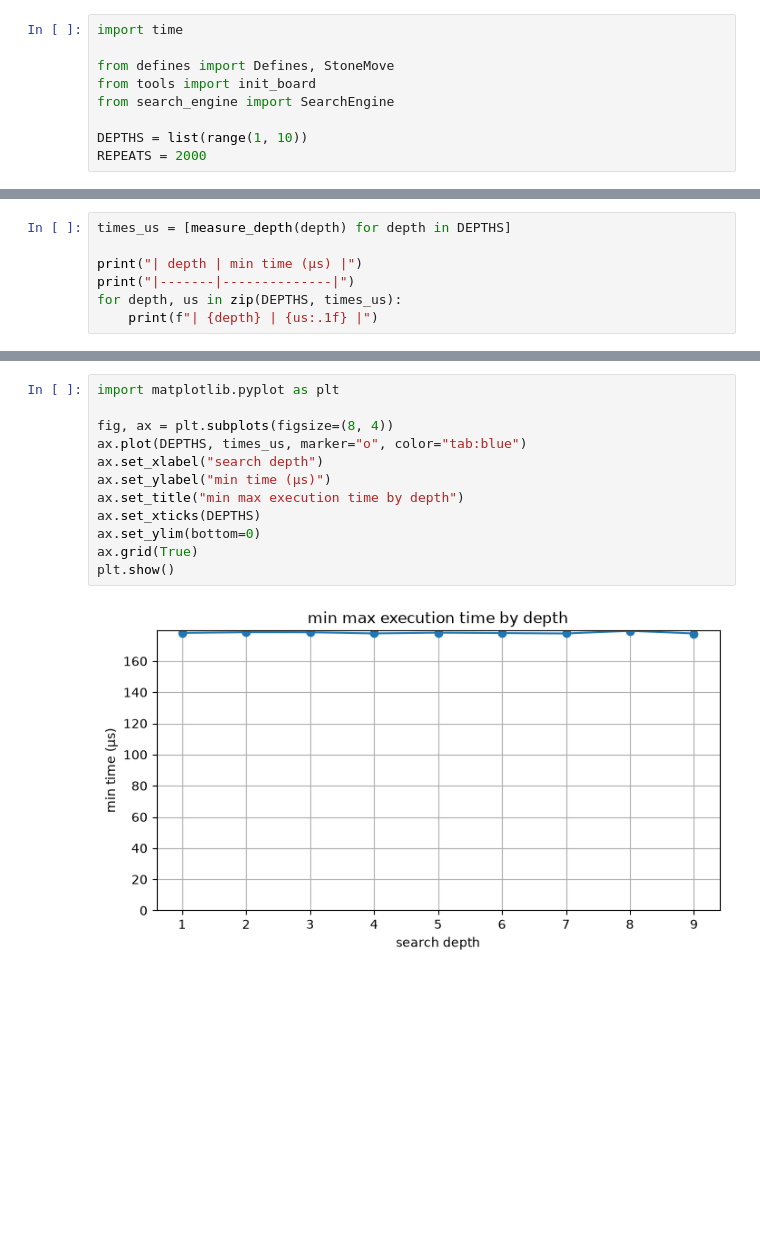
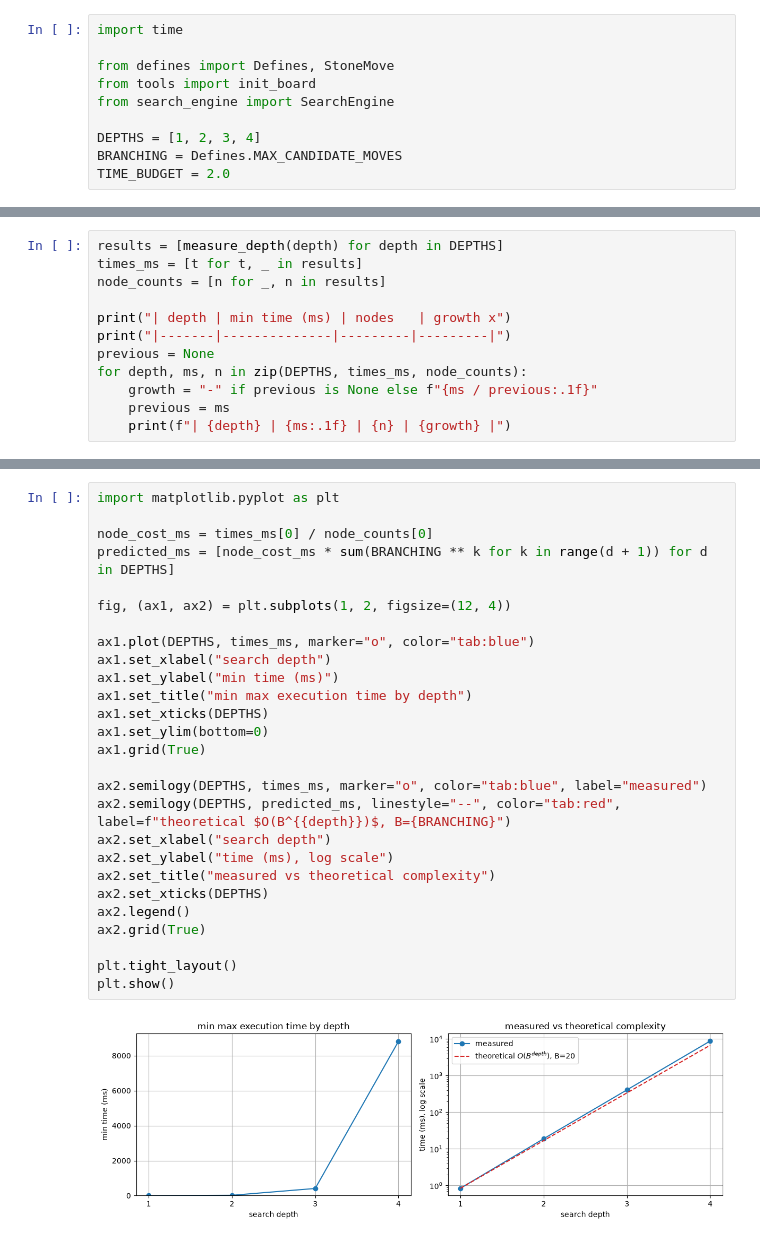
Before and after one commit to EugeneButovka/Connect6Engine, a Jupyter notebook: perf_depth.ipynb, the cells around one changed output, grey strips where cells are left out. Cells and saved outputs as stored; diff of their text form; blank space fills up the shorter version.

```diff
--- a/perf_depth.ipynb
+++ b/perf_depth.ipynb
@@ -13,5 +28,6 @@ from defines import Defines, StoneMove
 from tools import init_board
 from search_engine import SearchEngine
 
-DEPTHS = list(range(1, 10))
-REPEATS = 2000
+DEPTHS = [1, 2, 3, 4]
+BRANCHING = Defines.MAX_CANDIDATE_MOVES
+TIME_BUDGET = 2.0
@@ -48,8 +91,13 @@ def measure_depth(depth):
 # %%
-times_us = [measure_depth(depth) for depth in DEPTHS]
+results = [measure_depth(depth) for depth in DEPTHS]
+times_ms = [t for t, _ in results]
+node_counts = [n for _, n in results]
 
-print("| depth | min time (µs) |")
-print("|-------|--------------|")
-for depth, us in zip(DEPTHS, times_us):
-    print(f"| {depth} | {us:.1f} |")
+print("| depth | min time (ms) | nodes   | growth x")
+print("|-------|--------------|---------|---------|")
+previous = None
+for depth, ms, n in zip(DEPTHS, times_ms, node_counts):
+    growth = "-" if previous is None else f"{ms / previous:.1f}"
+    previous = ms
+    print(f"| {depth} | {ms:.1f} | {n} | {growth} |")
 # %% [output]
@@ -67,17 +122,32 @@ for depth, us in zip(DEPTHS, times_us):
 # %%
 import matplotlib.pyplot as plt
 
-fig, ax = plt.subplots(figsize=(8, 4))
-ax.plot(DEPTHS, times_us, marker="o", color="tab:blue")
-ax.set_xlabel("search depth")
-ax.set_ylabel("min time (µs)")
-ax.set_title("min max execution time by depth")
-ax.set_xticks(DEPTHS)
-ax.set_ylim(bottom=0)
-ax.grid(True)
+node_cost_ms = times_ms[0] / node_counts[0]
+predicted_ms = [node_cost_ms * sum(BRANCHING ** k for k in range(d + 1)) for d in DEPTHS]
+
+fig, (ax1, ax2) = plt.subplots(1, 2, figsize=(12, 4))
+
+ax1.plot(DEPTHS, times_ms, marker="o", color="tab:blue")
+ax1.set_xlabel("search depth")
+ax1.set_ylabel("min time (ms)")
+ax1.set_title("min max execution time by depth")
+ax1.set_xticks(DEPTHS)
+ax1.set_ylim(bottom=0)
+ax1.grid(True)
+
+ax2.semilogy(DEPTHS, times_ms, marker="o", color="tab:blue", label="measured")
+ax2.semilogy(DEPTHS, predicted_ms, linestyle="--", color="tab:red", label=f"theoretical $O(B^{{depth}})$, B={BRANCHING}")
+ax2.set_xlabel("search depth")
+ax2.set_ylabel("time (ms), log scale")
+ax2.set_title("measured vs theoretical complexity")
+ax2.set_xticks(DEPTHS)
+ax2.legend()
+ax2.grid(True)
+
+plt.tight_layout()
 plt.show()
 # %% [output]
-[figure, old version]
+[figure, new version]
 # %% [markdown]
 ## Reading the results
 
```
Also changed, not shown: parts of 6 cells of this notebook, 6 other files.
